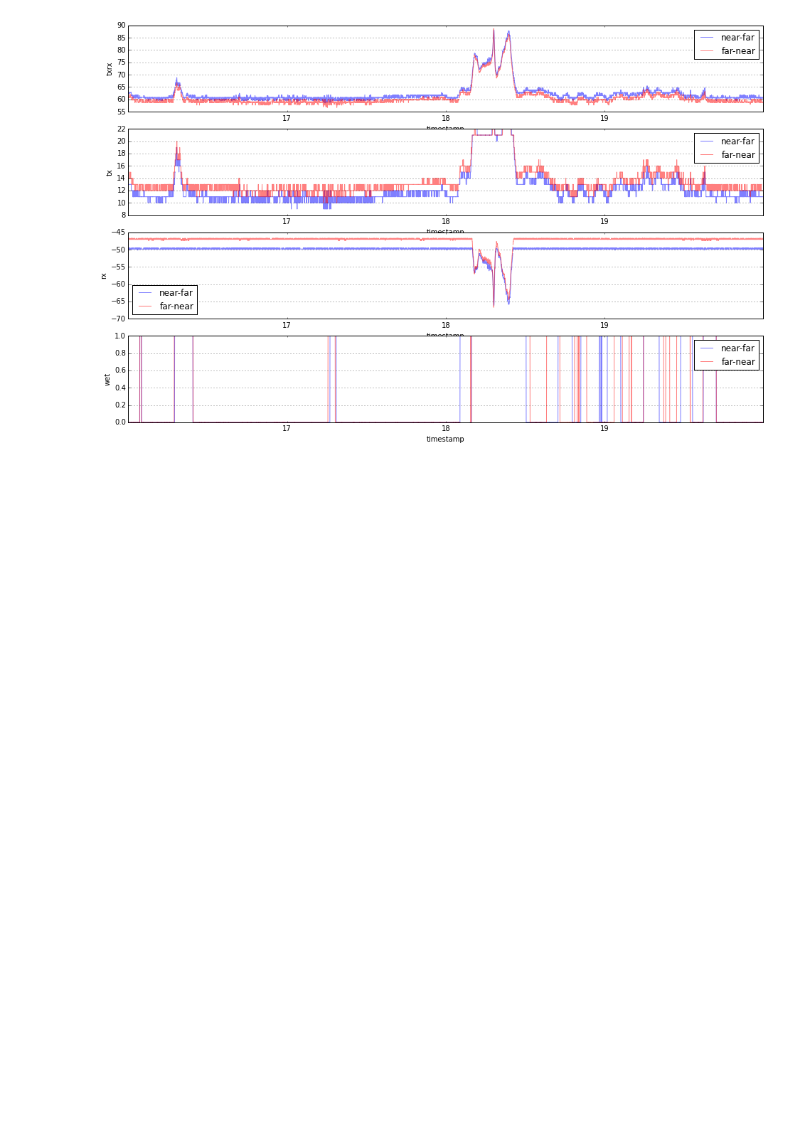
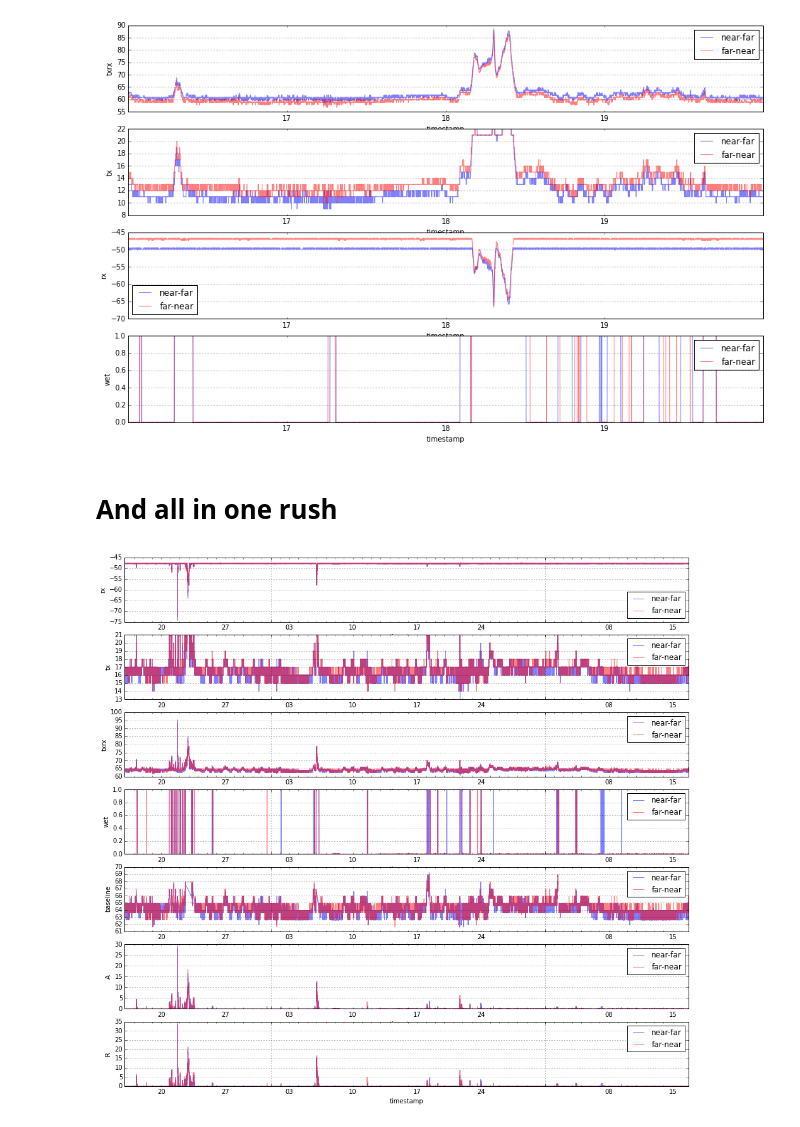
Before and after one commit to pycomlink/pycomlink, a Jupyter notebook: notebooks/example_workflow.ipynb, the cells around one changed output. Drawn from its saved outputs; the diff is of its cells as text; code cells hidden in the pictures; blank space fills up the shorter version.

```diff
--- a/notebooks/example_workflow.ipynb
+++ b/notebooks/example_workflow.ipynb
@@ -147,3 +130,25 @@ ylabel('R depth in mm');
 cml.plot(param_list=['txrx', 'tx', 'rx', 'wet'], figsize=(16,10), resampling_time='min', alpha=0.5);
 # %% [output]
 [figure]
+# %% [markdown]
+# And all in one rush
+# %%
+# Load two month of data
+cml_id = 'MY0364_2_MY2291_3'
+cml = pycml.io.get_cml_data_from_IFU_database(cml_id, '2014-10-16', '2014-12-19')
+
+# Do processing
+cml.do_wet_dry_classification(method='std_dev',
+                              window_length=100,
+                              threshold=0.7)
+cml.do_baseline_determination(method='linear')
+cml.calc_A()
+cml.calc_R_from_A()
+
+# Plot
+cml.plot(param_list=['rx', 'tx', 'txrx', 'wet', 'baseline', 'A', 'R'],
+         figsize=(16,15),
+         resampling_time='min',
+         alpha=0.5);
+# %% [output]
+[figure, added]
```
Also changed, not shown: parts of 1 cell of this notebook.
